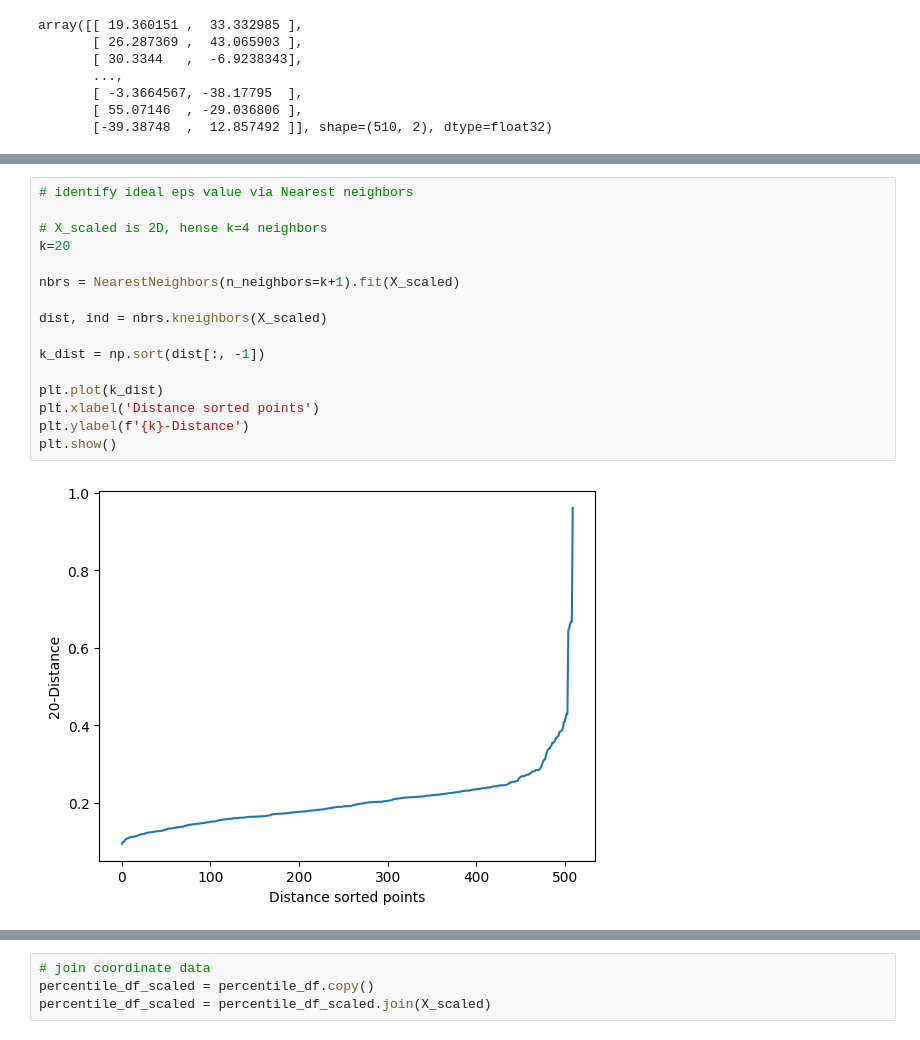
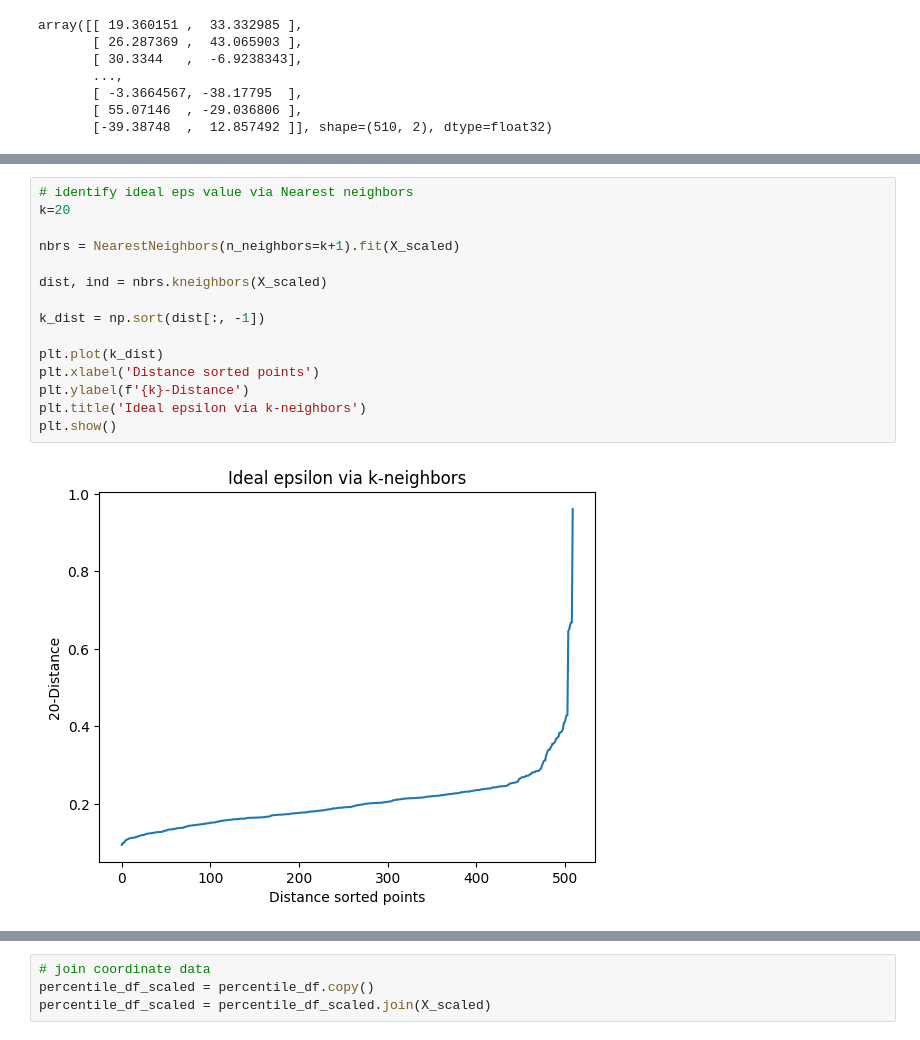
Before and after one commit to janelmjackson/understanding-mtg-card-value-through-ml, a Jupyter notebook: scryfall_dbscan.ipynb, the cells around one changed output, grey strips where cells are left out. Drawn from its saved outputs; the diff is of its cells as text.

Commit message:
added titles to visualizations for clarity

```diff
--- a/scryfall_dbscan.ipynb
+++ b/scryfall_dbscan.ipynb
@@ -219,20 +212,19 @@ X_scaled
 510 rows × 2 columns
 # %%
 # identify ideal eps value via Nearest neighbors
-
-# X_scaled is 2D, hense k=4 neighbors
 k=20
 
 nbrs = NearestNeighbors(n_neighbors=k+1).fit(X_scaled)
 
 dist, ind = nbrs.kneighbors(X_scaled)
 
 k_dist = np.sort(dist[:, -1])
 
 plt.plot(k_dist)
 plt.xlabel('Distance sorted points')
 plt.ylabel(f'{k}-Distance')
+plt.title('Ideal epsilon via k-neighbors')
 plt.show()
 # %% [output]
-[figure, old version]
+[figure, new version]
 # %%
```
Also changed, not shown: parts of 11 cells of this notebook, 1 other file.
